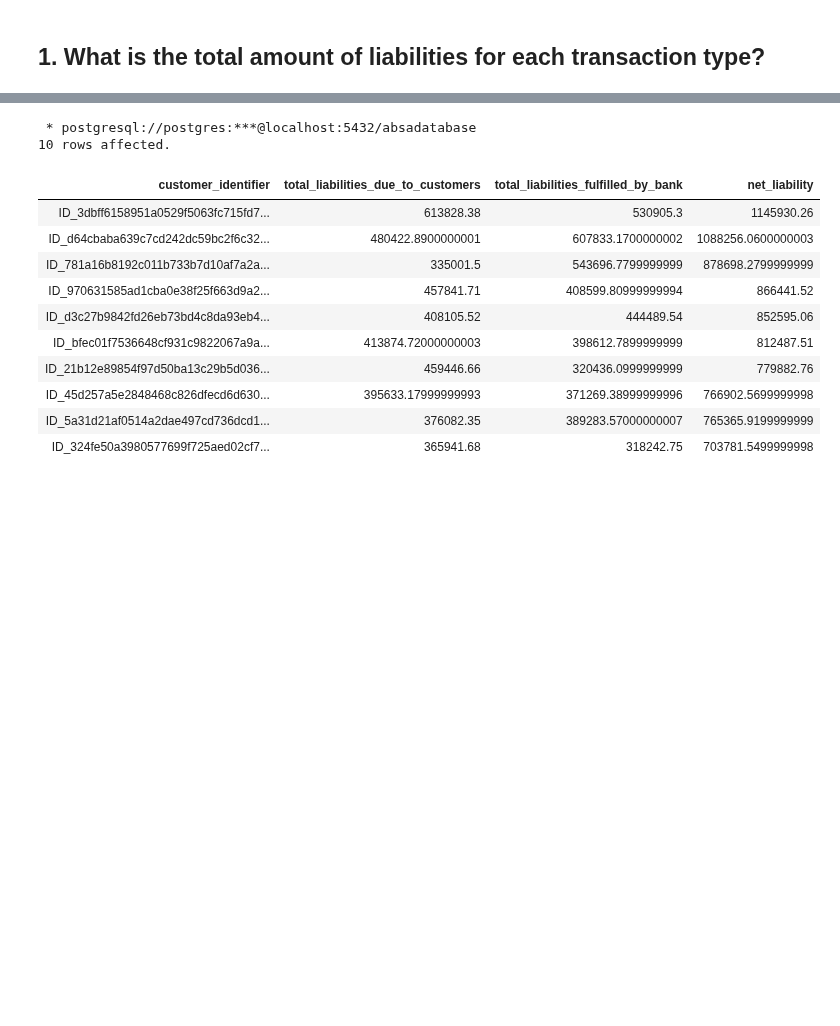
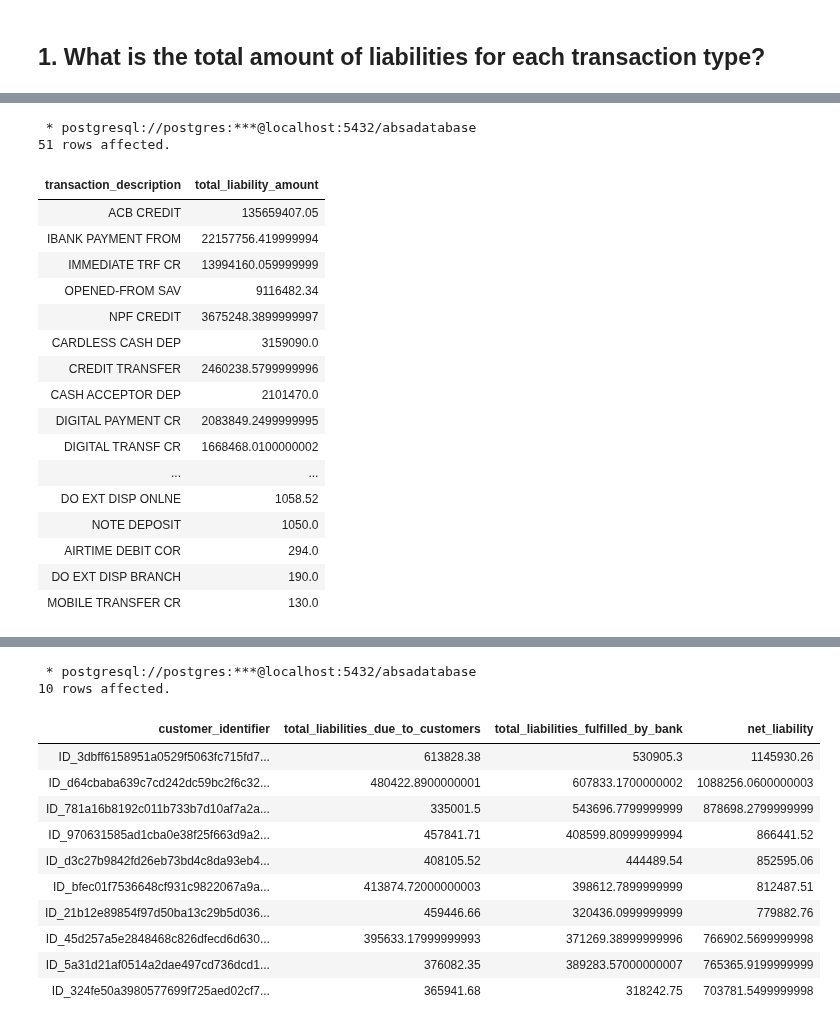
Before and after one commit to The-DigitalAcademy/EXPLORING-ABSA-DATASETS, a Jupyter notebook: Liability.ipynb, the cells around one changed output, grey strips where cells are left out. Saved outputs shown, nothing was run; the diff lists cells and outputs as text; code cells hidden in the pictures; blank space fills up the shorter version.

```diff
--- a/Liability.ipynb
+++ b/Liability.ipynb
@@ -434,0 +357,50 @@ LIMIT 10;
+# %%
+%%sql
+SELECT
+    transaction_description,
+    SUM(amt) AS total_liability_amount
+FROM
+    transactiondata
+WHERE
+    transaction_description IN (
+         'ACB CREDIT', 'ACB DEBIT REVERSAL', 'ACB EXT DISP ONLNE', 'ACB INT DISP BRNCH',
+'ACB INT DISP ONLNE', 'ACT PAYMENT FROM', 'AIRTIME DEBIT COR', 'ATM PAYMENT FR',
+'BAD DEBT W/OFF', 'BILLS NEGOTIATED', 'CAN CASHSEND ATM', 'CAN CASHSEND IB',
+'CAN CASHSEND MB', 'CARDLESS CASH DEP', 'CARDLESS NOTE DEP', 'CASH ACCEPTOR DEP',
+'CASH DEP BRANCH', 'CLOSE CASH DEP', 'CR BAL REBATE', 'CREDIT TRANSFER',
+'DC TRACK EXT DISP', 'DC TRACK INT DISP', 'DC TRK EXT DSP ONL', 'DC TRK INT DSP ONL',
+'DC UNPAID', 'DIGITAL PAYMENT CR', 'DIGITAL TRANSF CR', 'DO EXT DISP BRANCH',
+'DO EXT DISP ONLNE', 'DO INT DISP ONLNE', 'EXTERNAL CREDIT', 'IBANK PAYMENT FROM',
+'IMMEDIATE TRF CR', 'INVESTMENT CAPITAL', 'INVESTMNT INTEREST', 'JOURNAL CR C/OPS',
+'JOURNAL CREDIT', 'LOTTO WINNINGS', 'MOBILE PAYMENT CR', 'MOBILE TRANSFER CR',
+'NAEDO DO UNPD', 'NAEDO TRAC DSP ONL', 'NAEDO TRCK DO DISP', 'NOTE DEPOSIT',
+'NPF CREDIT', 'OCT OCARD CREDIT', 'OPENED-FROM SAV', 'POS CARD REFUND',
+'POS FRAUD RED FIID', 'POS O/SEA REFUND', 'POS REFUND PUR', 'PREPAID DEBIT COR',
+'PREPAID DEBITÂ  COR', 'STOP ORDER FROM', 'TEL CR TRANSFER', 'TELEP PAYMENT CT',
+'TRANSFER FROM', 'TRAVEL FOREX(PFC)', 'TRF TO CLOSE COR', 'UNPAID DEBIT',
+'WESTERN UNION(CBI)'
+    )
+GROUP BY
+    transaction_description
+ORDER BY
+    total_liability_amount DESC;
+# %% [output]
+ * postgresql://postgres:***@localhost:5432/absadatabase
+51 rows affected.
+| transaction_description | total_liability_amount |
+| ACB CREDIT | 135659407.05 |
+| IBANK PAYMENT FROM | 22157756.419999994 |
+| IMMEDIATE TRF CR | 13994160.059999999 |
+| OPENED-FROM SAV | 9116482.34 |
+| NPF CREDIT | 3675248.3899999997 |
+| CARDLESS CASH DEP | 3159090.0 |
+| CREDIT TRANSFER | 2460238.5799999996 |
+| CASH ACCEPTOR DEP | 2101470.0 |
+| DIGITAL PAYMENT CR | 2083849.2499999995 |
+| DIGITAL TRANSF CR | 1668468.0100000002 |
+| ... | ... |
+| DO EXT DISP ONLNE | 1058.52 |
+| NOTE DEPOSIT | 1050.0 |
+| AIRTIME DEBIT COR | 294.0 |
+| DO EXT DISP BRANCH | 190.0 |
+| MOBILE TRANSFER CR | 130.0 |
```
Also changed, not shown: parts of 8 cells of this notebook.
